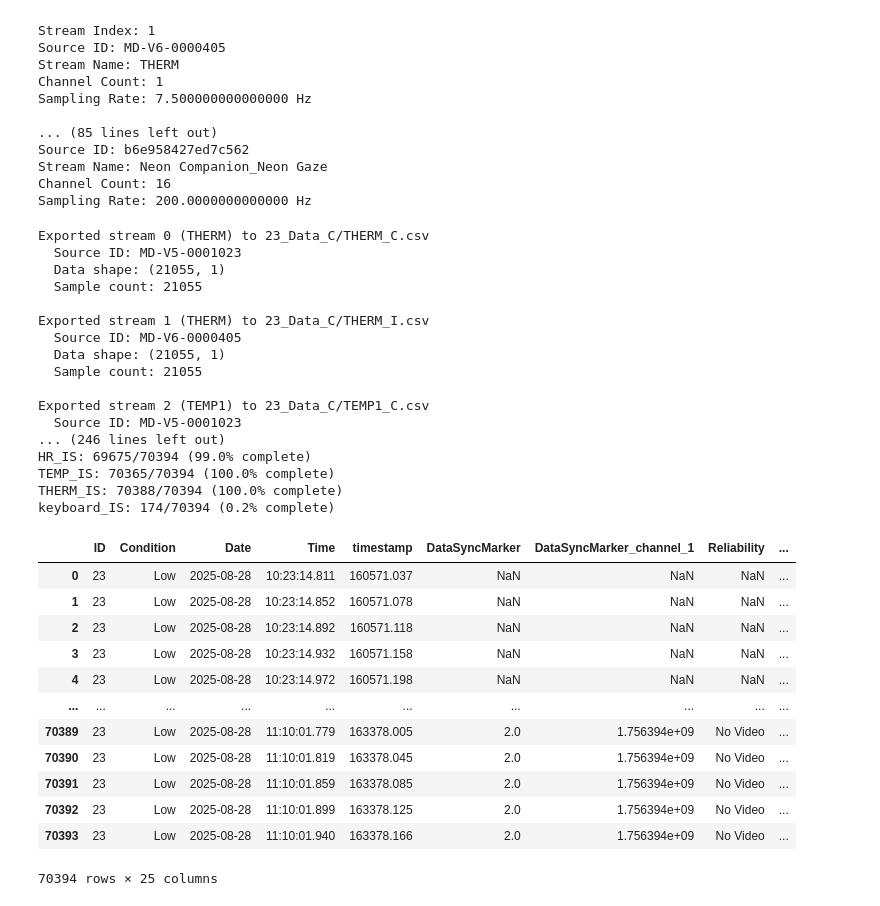
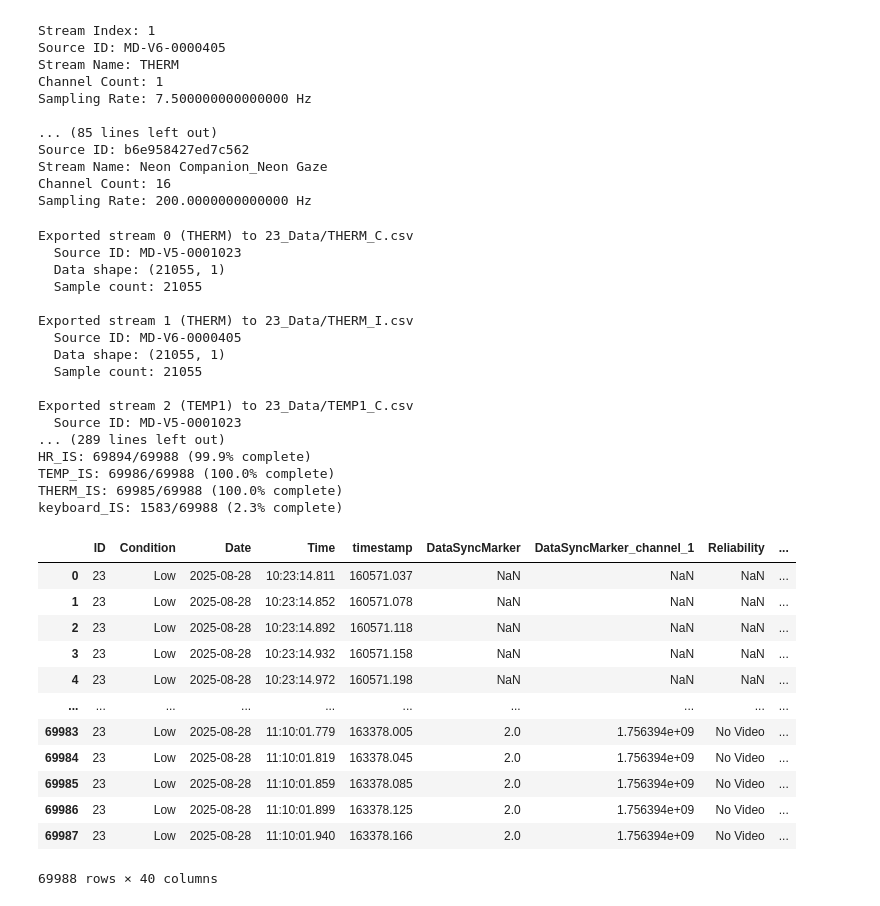
Before and after one commit to GT-HI-lab/GTRI_MHMUAV, a Jupyter notebook: XDF Analyzer.ipynb, the cells around one changed output. Drawn from its saved outputs; the diff is of its cells as text; code cells hidden in the pictures.

```diff
--- a/XDF Analyzer.ipynb
+++ b/XDF Analyzer.ipynb
@@ -42,7 +42,7 @@ def export_streams_to_csv(streams, output_dir="exported_streams"):
 
         # Special handling for Neon Companion stream - export all channels with proper labels
         if "Neon" in stream_name and "Companion" in stream_name:
-            # Get all channel labels
+            # Build channel labels using label + eye suffix to disambiguate left/right duplicates
             channel_labels = []
             try:
                 desc = stream['info'].get('desc')
@@ -53,18 +53,26 @@ def export_streams_to_csv(streams, output_dir="exported_streams"):
                         for i, ch in enumerate(channel_list):
                             if isinstance(ch, dict) and 'label' in ch:
                                 label = ch['label'][0] if isinstance(ch['label'], list) else ch['label']
+                                eye = ch.get('eye')
+                                if isinstance(eye, list):
+                                    eye = eye[0] if eye else None
+                                # Append eye suffix for per-eye channels to avoid duplicate column names
+                                if eye and eye in ('left', 'right'):
+                                    label = f"{label}_{eye}"
                                 channel_labels.append(label)
                             else:
                                 channel_labels.append(f'channel_{i}')
             except (AttributeError, KeyError, TypeError):
-                # Fallback to generic channel names
-                channel_labels = [f'channel_{i}' for i in range(data.shape[1])]
+                pass
 
-            # Create DataFrame with all channels and proper labels
+            # Pad with generic names if metadata doesn't cover all data channels
+            while len(channel_labels) < data.shape[1]:
+                channel_labels.append(f'channel_{len(channel_labels)}')
+
+            # Create DataFrame with all channels
             df_dict = {'timestamp': timestamps}
             for i, label in enumerate(channel_labels):
-                if i < data.shape[1]:
-                    df_dict[label] = data[:, i]
+                df_dict[label] = data[:, i]
 
             df = pd.DataFrame(df_dict)
             print(f"Exported Neon stream with {len(channel_labels)} channels: {', '.join(channel_labels)}")
@@ -569,12 +569,10 @@ def extract_is_keyboard_csv(is_xdf_path, cmd_streams, output_dir):
     Extract the Keyboard stream from the Intelligence Support XDF file,
     convert its timestamps to the Commander LSL timeline using the shared
     DataSyncMarker UNIX anchor, and save as Keyboard_IS.csv in output_dir.
-
     Parameters:
     - is_xdf_path: Path to the IS XDF file
     - cmd_streams: Commander streams list (from pyxdf.load_xdf on Commander XDF)
     - output_dir: Directory to save Keyboard_IS.csv (same dir as other exported CSVs)
-
     Returns:
     - Path to the saved Keyboard_IS.csv, or None if extraction failed
     """
@@ -592,7 +590,6 @@ def extract_is_keyboard_csv(is_xdf_path, cmd_streams, output_dir):
                         cmd_sync_unix = unix_val
                         break
             break
-
     if cmd_sync_lsl is None:
         print("ERROR: No valid DataSyncMarker sync point found in Commander streams")
         return None
@@ -601,11 +598,9 @@ def extract_is_keyboard_csv(is_xdf_path, cmd_streams, output_dir):
     # --- Load IS XDF and find IS sync anchor + Keyboard stream ---
     print(f"Loading IS XDF file: {is_xdf_path}")
     is_streams, _ = pyxdf.load_xdf(is_xdf_path)
-
     is_keyboard = None
     is_sync_lsl = None
     is_sync_unix = None
-
     for stream in is_streams:
         name = stream['info']['name'][0]
         if name == 'Keyboard':
@@ -620,16 +615,13 @@ def extract_is_keyboard_csv(is_xdf_path, cmd_streams, output_dir):
                         is_sync_lsl = ts[i]
                         is_sync_unix = unix_val
                         break
-
     if is_keyboard is None:
         print("ERROR: No Keyboard stream found in IS XDF file")
         return None
     if is_sync_lsl is None:
         print("ERROR: No valid DataSyncMarker sync point found in IS XDF file")
         return None
-
     print(f"IS sync anchor:        LSL={is_sync_lsl:.6f}, UNIX={is_sync_unix:.6f}")
-
     unix_diff = abs(cmd_sync_unix - is_sync_unix)
     if unix_diff > 1.0:
         print(f"WARNING: UNIX timestamps differ by {unix_diff:.3f}s — sync may be inaccurate")
@@ -641,17 +633,17 @@ def extract_is_keyboard_csv(is_xdf_path, cmd_streams, output_dir):
     #   cmd_lsl = cmd_sync_lsl + (is_lsl - is_sync_lsl)
     is_kb_ts = np.array(is_keyboard['time_stamps'])
     is_kb_data = is_keyboard['time_series']
-
     if isinstance(is_kb_data, np.ndarray) and is_kb_data.ndim > 1:
         is_kb_data = is_kb_data.flatten()
 
+    # Strip list formatting: "['D pressed']" → "D pressed"
+    is_kb_data = pd.Series(is_kb_data).str.replace(r"^\[[\'\"](.+)[\'\"]\]$", r"\1", regex=True).values
+
     cmd_equivalent_ts = cmd_sync_lsl + (is_kb_ts - is_sync_lsl)
-
     df = pd.DataFrame({
         'timestamp': cmd_equivalent_ts,
         'value': is_kb_data
     })
-
     os.makedirs(output_dir, exist_ok=True)
     output_path = os.path.join(output_dir, 'Keyboard_IS.csv')
     df.to_csv(output_path, index=False)
@@ -698,45 +690,45 @@ exported_files = export_streams_to_csv(streams, output_dir="23_Data")
 
 # Extract IS Keyboard stream, convert to Commander timeline, save to 23_Data_C/Keyboard_IS.csv
 extract_is_keyboard_csv(is_xdf_path, streams, output_dir="23_Data")
 
 # Merge all CSV files with participant data
 merge_csv_files(
     input_dir="23_Data",
     output_path="merged_data_23.csv",
     use_ffill=True,
-    tolerance=0.002,  # 10ms tolerance for temporal alignment (seconds unit: 0.001 = 1ms, 0.01 = 10ms)
+    tolerance=0.02,  # 20ms tolerance for temporal alignment (seconds unit: 0.001 = 1ms, 0.01 = 10ms)
     participant_id=23,  # Set participant ID
     condition="Low",       # Set condition (e.g., "High", "Low")
     video_condition=4  # Set video condition (1-6)
 )
 # %% [output]
-Exported stream 0 (THERM) to 23_Data_C/THERM_C.csv
+Exported stream 0 (THERM) to 23_Data/THERM_C.csv
   Source ID: MD-V5-0001023
   Data shape: (21055, 1)
   Sample count: 21055
 
-Exported stream 1 (THERM) to 23_Data_C/THERM_I.csv
+Exported stream 1 (THERM) to 23_Data/THERM_I.csv
   Source ID: MD-V6-0000405
   Data shape: (21055, 1)
   Sample count: 21055
 
-Exported stream 2 (TEMP1) to 23_Data_C/TEMP1_C.csv
+Exported stream 2 (TEMP1) to 23_Data/TEMP1_C.csv
   Source ID: MD-V5-0001023
-... (246 lines left out)
-HR_IS: 69675/70394 (99.0% complete)
-TEMP_IS: 70365/70394 (100.0% complete)
-THERM_IS: 70388/70394 (100.0% complete)
-keyboard_IS: 174/70394 (0.2% complete)
+... (289 lines left out)
+HR_IS: 69894/69988 (99.9% complete)
+TEMP_IS: 69986/69988 (100.0% complete)
+THERM_IS: 69985/69988 (100.0% complete)
+keyboard_IS: 1583/69988 (2.3% complete)
 |  | ID | Condition | Date | Time | timestamp | DataSyncMarker | DataSyncMarker_channel_1 | Reliability | ... |
 | 0 | 23 | Low | 2025-08-28 | 10:23:14.811 | 160571.037 | NaN | NaN | NaN | ... |
 | 1 | 23 | Low | 2025-08-28 | 10:23:14.852 | 160571.078 | NaN | NaN | NaN | ... |
 | 2 | 23 | Low | 2025-08-28 | 10:23:14.892 | 160571.118 | NaN | NaN | NaN | ... |
 | 3 | 23 | Low | 2025-08-28 | 10:23:14.932 | 160571.158 | NaN | NaN | NaN | ... |
 | 4 | 23 | Low | 2025-08-28 | 10:23:14.972 | 160571.198 | NaN | NaN | NaN | ... |
 | ... | ... | ... | ... | ... | ... | ... | ... | ... | ... |
-| 70389 | 23 | Low | 2025-08-28 | 11:10:01.779 | 163378.005 | 2.0 | 1.756394e+09 | No Video | ... |
-| 70390 | 23 | Low | 2025-08-28 | 11:10:01.819 | 163378.045 | 2.0 | 1.756394e+09 | No Video | ... |
-| 70391 | 23 | Low | 2025-08-28 | 11:10:01.859 | 163378.085 | 2.0 | 1.756394e+09 | No Video | ... |
-| 70392 | 23 | Low | 2025-08-28 | 11:10:01.899 | 163378.125 | 2.0 | 1.756394e+09 | No Video | ... |
-| 70393 | 23 | Low | 2025-08-28 | 11:10:01.940 | 163378.166 | 2.0 | 1.756394e+09 | No Video | ... |
+| 69983 | 23 | Low | 2025-08-28 | 11:10:01.779 | 163378.005 | 2.0 | 1.756394e+09 | No Video | ... |
+| 69984 | 23 | Low | 2025-08-28 | 11:10:01.819 | 163378.045 | 2.0 | 1.756394e+09 | No Video | ... |
+| 69985 | 23 | Low | 2025-08-28 | 11:10:01.859 | 163378.085 | 2.0 | 1.756394e+09 | No Video | ... |
+| 69986 | 23 | Low | 2025-08-28 | 11:10:01.899 | 163378.125 | 2.0 | 1.756394e+09 | No Video | ... |
+| 69987 | 23 | Low | 2025-08-28 | 11:10:01.940 | 163378.166 | 2.0 | 1.756394e+09 | No Video | ... |
-70394 rows × 25 columns
+69988 rows × 40 columns
```
Also changed, not shown: parts of 2 cells of this notebook.
